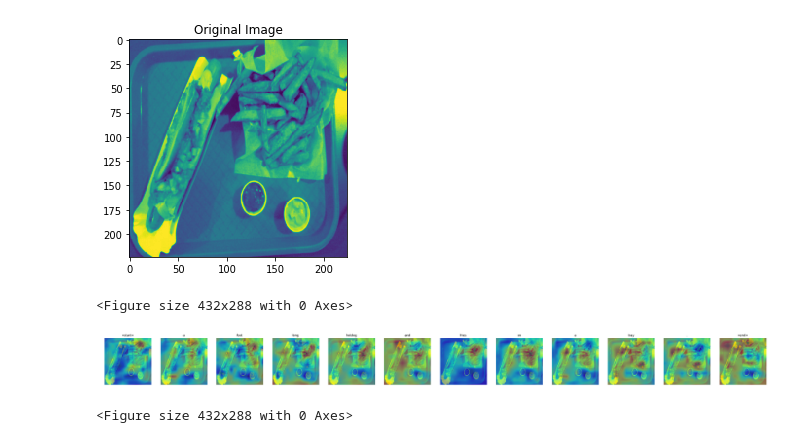
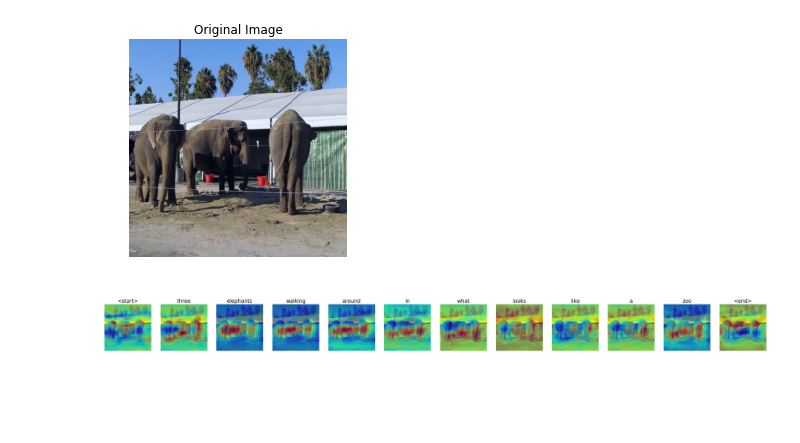
Before and after one commit to shashank3959/CS838_Project, a Jupyter notebook: code/main.ipynb, the cells around one changed output. Drawn from its saved outputs; the diff is of its cells as text; code cells hidden in the pictures; blank space fills up the shorter version.

Commit message:
Matchmap visualization
Signed-off-by: Deepan Das <deepandas11@gmail.com>

```diff
--- a/code/main.ipynb
+++ b/code/main.ipynb
@@ -9,6 +9,6 @@ from matchmap_visualize import *
 %matplotlib inline
 # %%
 # Load Model
-
-image_model, caption_model = load_model()
+model_name = 'models\model_13epochs_sumboth.tar'
+image_model, caption_model = load_model(model_path = model_name)
 # %% [output]
@@ -26,14 +26,12 @@ creating index...
 index created!
 Obtaining caption lengths...
 # %%
-index = 1
+index = 2
 name = str(index)
 color_img, bw_img, mask_list, caption = gen_masks(image_model, caption_model,
                                          image_tensor, caption_glove_tensor,
                                          caption_list, index)
 show_me(color_img, bw_img, mask_list, caption, name = name)
 # %% [output]
-[figure, old version]
+[figure, new version]
-<Figure size 432x288 with 0 Axes>
-[figure, old version]
+[figure, new version]
-<Figure size 432x288 with 0 Axes>
```
Also changed, not shown: parts of 2 cells of this notebook, 1 other file.
